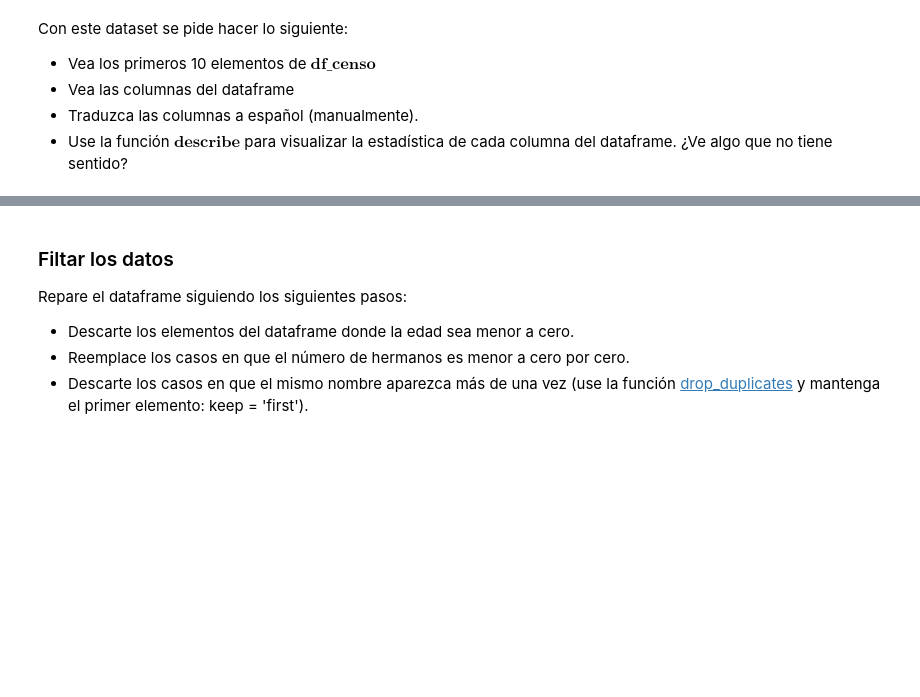
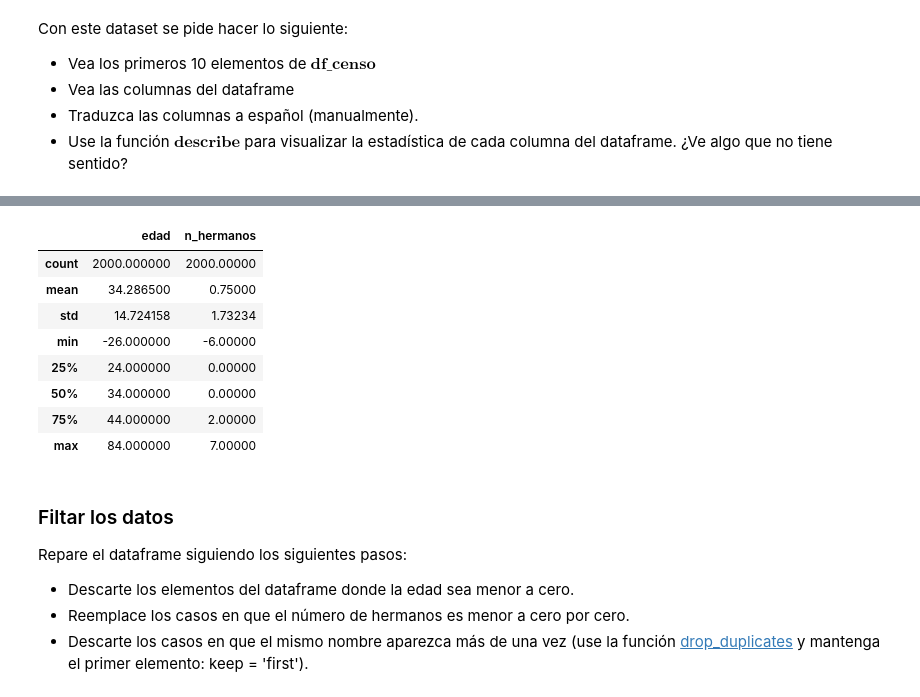
Before and after one commit to Vlxn761/Tarea-1, a Jupyter notebook: Tarea_1.ipynb, the cells around one changed output, grey strips where cells are left out. Drawn from its saved outputs; the diff is of its cells as text; code cells hidden in the pictures; blank space fills up the shorter version.

```diff
--- a/Tarea_1.ipynb
+++ b/Tarea_1.ipynb
@@ -168,3 +219,15 @@ Con este dataset se pide hacer lo siguiente:
+# %%
+df_censo.describe()
+# %% [output]
+|  | edad | n_hermanos |
+| count | 2000.000000 | 2000.00000 |
+| mean | 34.286500 | 0.75000 |
+| std | 14.724158 | 1.73234 |
+| min | -26.000000 | -6.00000 |
+| 25% | 24.000000 | 0.00000 |
+| 50% | 34.000000 | 0.00000 |
+| 75% | 44.000000 | 2.00000 |
+| max | 84.000000 | 7.00000 |
 # %% [markdown]
 ### Filtar los datos
 
```
Also changed, not shown: parts of 12 cells of this notebook.
